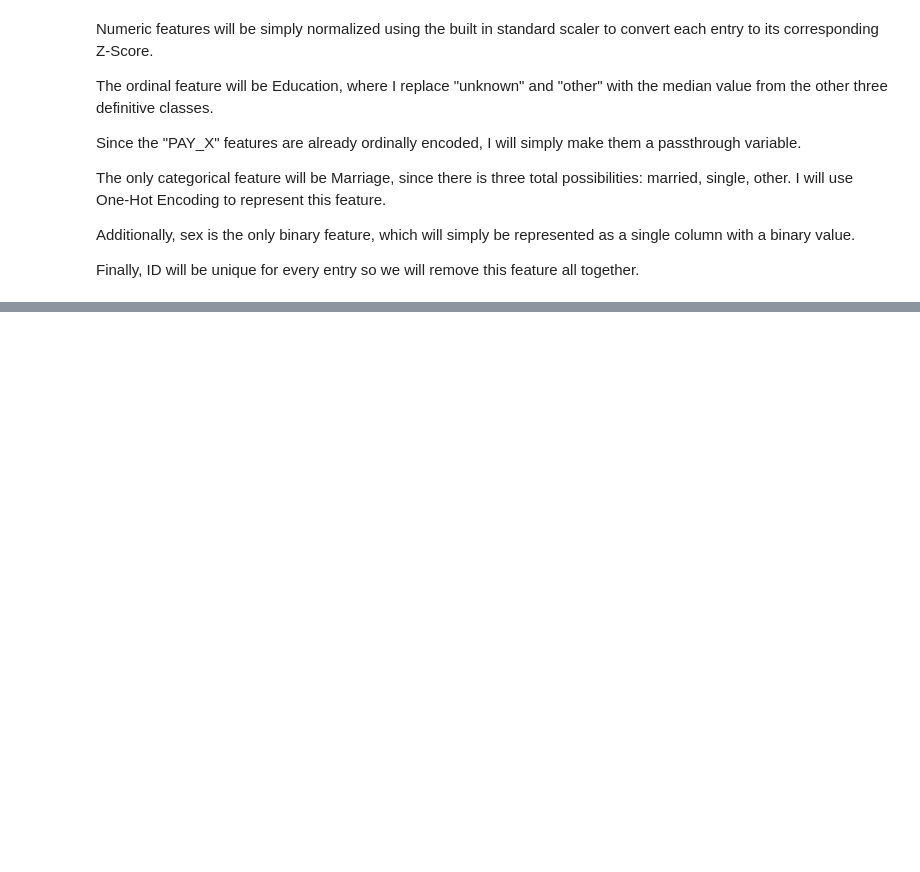
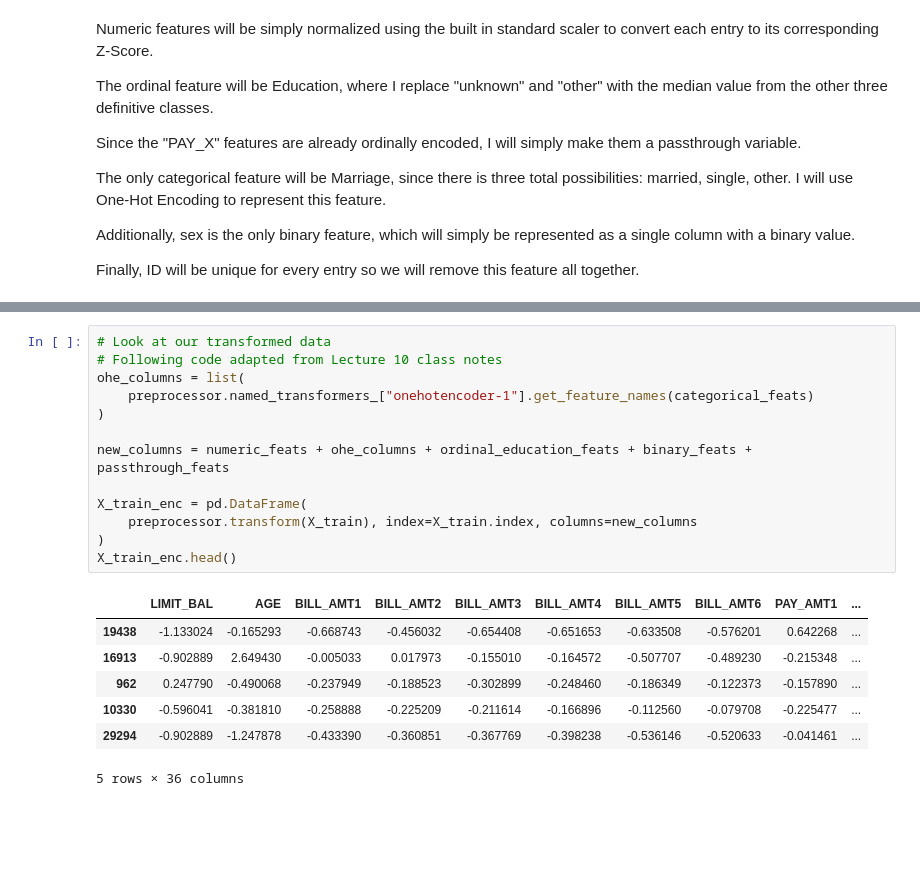
Before and after one commit to benhuckell/cpsc330, a Jupyter notebook: hw/hw6/hw6.ipynb, the cells around one changed output, grey strips where cells are left out. Cells and saved outputs as stored; diff of their text form; blank space fills up the shorter version.

```diff
--- a/hw/hw6/hw6.ipynb
+++ b/hw/hw6/hw6.ipynb
@@ -486,3 +515,24 @@ ValueError: Unsorted categories are not supported for numerical categories
+# %%
+# Look at our transformed data
+# Following code adapted from Lecture 10 class notes
+ohe_columns = list(
+    preprocessor.named_transformers_["onehotencoder-1"].get_feature_names(categorical_feats)
+)
+
+new_columns = numeric_feats + ohe_columns + ordinal_education_feats + binary_feats + passthrough_feats
+
+X_train_enc = pd.DataFrame(
+    preprocessor.transform(X_train), index=X_train.index, columns=new_columns
+)
+X_train_enc.head()
+# %% [output]
+|  | LIMIT_BAL | AGE | BILL_AMT1 | BILL_AMT2 | BILL_AMT3 | BILL_AMT4 | BILL_AMT5 | BILL_AMT6 | PAY_AMT1 | ... |
+| 19438 | -1.133024 | -0.165293 | -0.668743 | -0.456032 | -0.654408 | -0.651653 | -0.633508 | -0.576201 | 0.642268 | ... |
+| 16913 | -0.902889 | 2.649430 | -0.005033 | 0.017973 | -0.155010 | -0.164572 | -0.507707 | -0.489230 | -0.215348 | ... |
+| 962 | 0.247790 | -0.490068 | -0.237949 | -0.188523 | -0.302899 | -0.248460 | -0.186349 | -0.122373 | -0.157890 | ... |
+| 10330 | -0.596041 | -0.381810 | -0.258888 | -0.225209 | -0.211614 | -0.166896 | -0.112560 | -0.079708 | -0.225477 | ... |
+| 29294 | -0.902889 | -1.247878 | -0.433390 | -0.360851 | -0.367769 | -0.398238 | -0.536146 | -0.520633 | -0.041461 | ... |
+5 rows × 36 columns
 # %% [markdown]
 <br><br>
 # %% [markdown]
```
Also changed, not shown: parts of 15 cells of this notebook.
